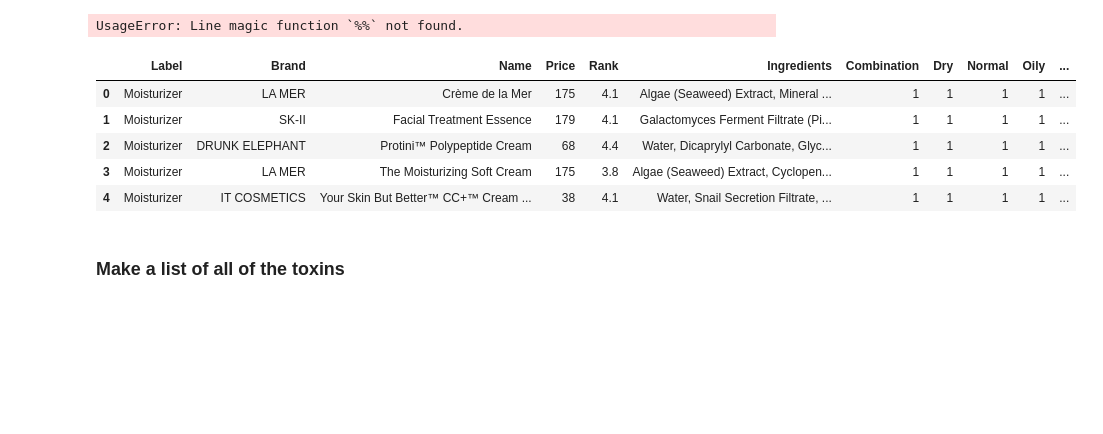
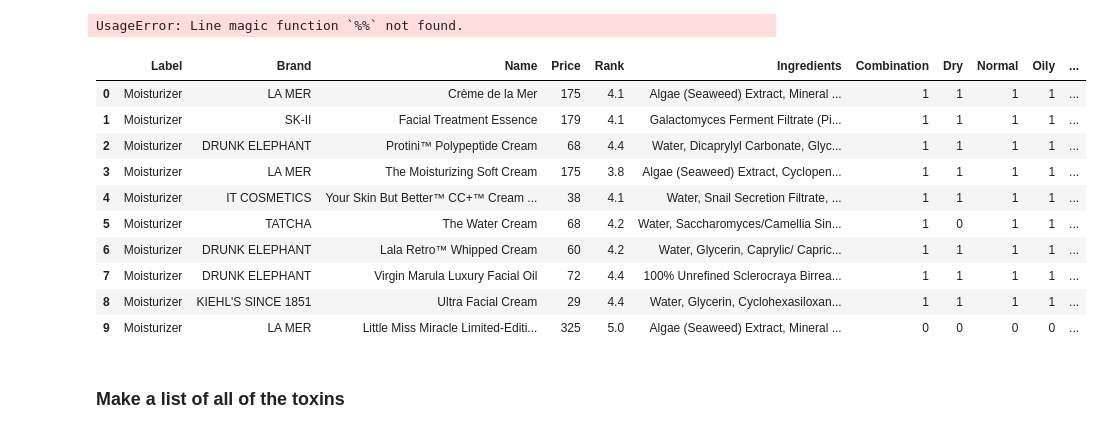
Before and after one commit to mahakanakala/toxins, a Jupyter notebook: notebooks/clean_products.ipynb, the cells around one changed output. Saved outputs shown, nothing was run; the diff lists cells and outputs as text; code cells hidden in the pictures; blank space fills up the shorter version.

```diff
--- a/notebooks/clean_products.ipynb
+++ b/notebooks/clean_products.ipynb
@@ -12,14 +12,19 @@ import scipy as sp
 UsageError: Line magic function `%%` not found.
 # %%
 df = pd.read_csv('../data/raw/cosmetics.csv')
-df.head(5)
+df.head(10)
 # %% [output]
 |  | Label | Brand | Name | Price | Rank | Ingredients | Combination | Dry | Normal | Oily | ... |
 | 0 | Moisturizer | LA MER | Crème de la Mer | 175 | 4.1 | Algae (Seaweed) Extract, Mineral ... | 1 | 1 | 1 | 1 | ... |
 | 1 | Moisturizer | SK-II | Facial Treatment Essence | 179 | 4.1 | Galactomyces Ferment Filtrate (Pi... | 1 | 1 | 1 | 1 | ... |
 | 2 | Moisturizer | DRUNK ELEPHANT | Protini™ Polypeptide Cream | 68 | 4.4 | Water, Dicaprylyl Carbonate, Glyc... | 1 | 1 | 1 | 1 | ... |
 | 3 | Moisturizer | LA MER | The Moisturizing Soft Cream | 175 | 3.8 | Algae (Seaweed) Extract, Cyclopen... | 1 | 1 | 1 | 1 | ... |
 | 4 | Moisturizer | IT COSMETICS | Your Skin But Better™ CC+™ Cream ... | 38 | 4.1 | Water, Snail Secretion Filtrate, ... | 1 | 1 | 1 | 1 | ... |
+| 5 | Moisturizer | TATCHA | The Water Cream | 68 | 4.2 | Water, Saccharomyces/Camellia Sin... | 1 | 0 | 1 | 1 | ... |
+| 6 | Moisturizer | DRUNK ELEPHANT | Lala Retro™ Whipped Cream | 60 | 4.2 | Water, Glycerin, Caprylic/ Capric... | 1 | 1 | 1 | 1 | ... |
+| 7 | Moisturizer | DRUNK ELEPHANT | Virgin Marula Luxury Facial Oil | 72 | 4.4 | 100% Unrefined Sclerocraya Birrea... | 1 | 1 | 1 | 1 | ... |
+| 8 | Moisturizer | KIEHL'S SINCE 1851 | Ultra Facial Cream | 29 | 4.4 | Water, Glycerin, Cyclohexasiloxan... | 1 | 1 | 1 | 1 | ... |
+| 9 | Moisturizer | LA MER | Little Miss Miracle Limited-Editi... | 325 | 5.0 | Algae (Seaweed) Extract, Mineral ... | 0 | 0 | 0 | 0 | ... |
 # %% [markdown]
 ### Make a list of all of the toxins
 # %%
```
Also changed, not shown: parts of 23 cells of this notebook, 6 other files.
